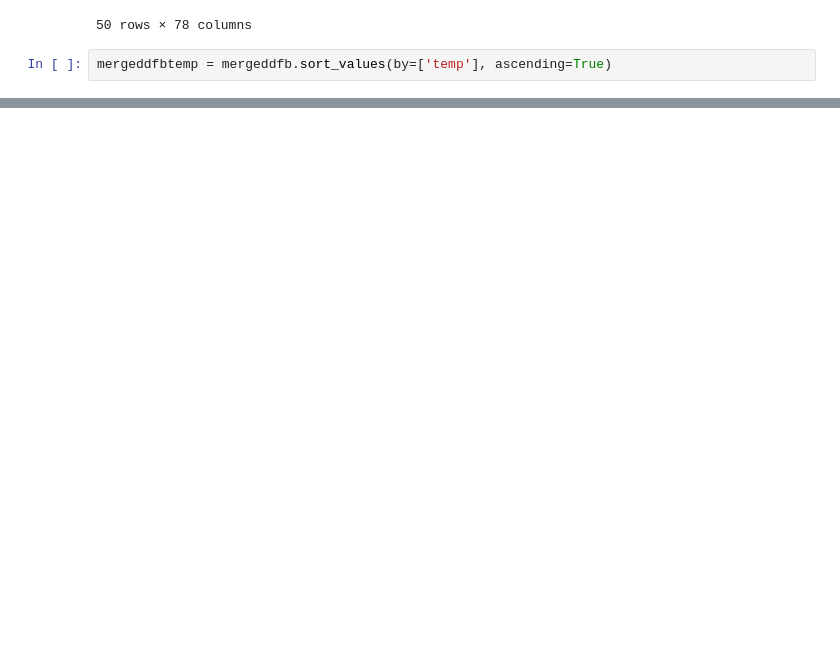
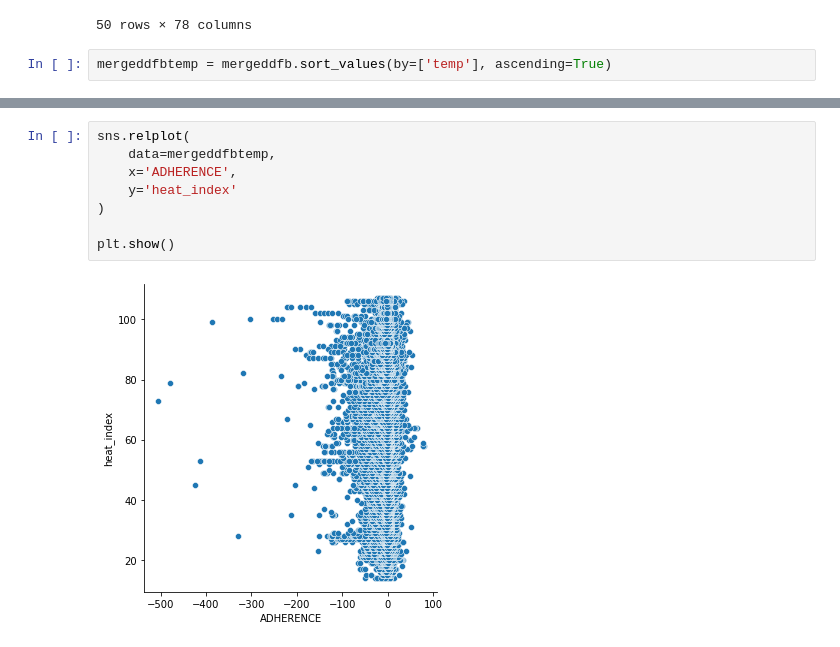
Before and after one commit to NSS-Data-Analytics-Cohort-7/wego-grumpy-concat, a Jupyter notebook: notebook/bussin_data.ipynb, the cells around one changed output, grey strips where cells are left out. Drawn from its saved outputs; the diff is of its cells as text; blank space fills up the shorter version.

```diff
--- a/notebook/bussin_data.ipynb
+++ b/notebook/bussin_data.ipynb
@@ -143,0 +147,10 @@ dataFrame.plot(
+# %%
+sns.relplot(
+    data=mergeddfbtemp,
+    x='ADHERENCE',
+    y='heat_index'
+)
+
+plt.show()
+# %% [output]
+[figure, added]
```
Also changed, not shown: parts of 18 cells of this notebook.
